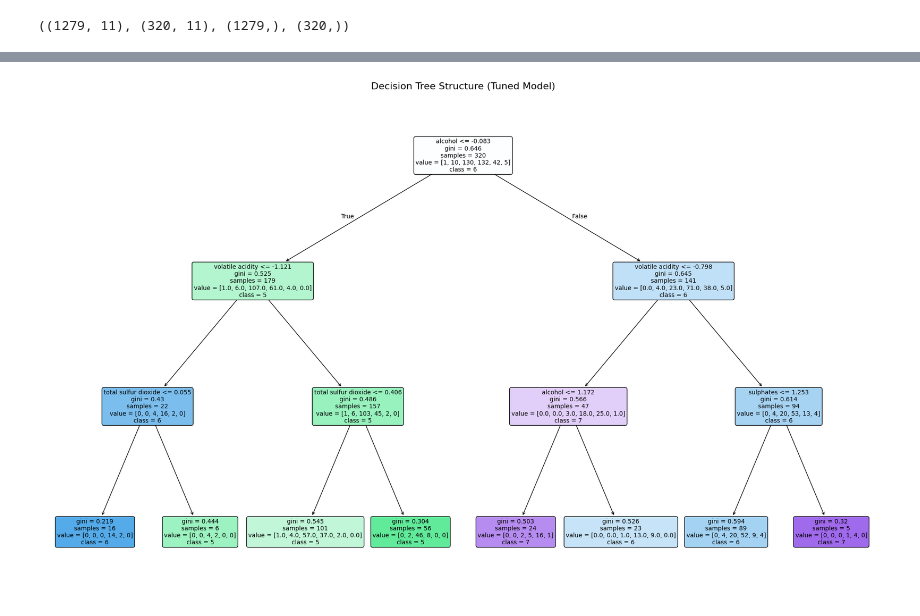
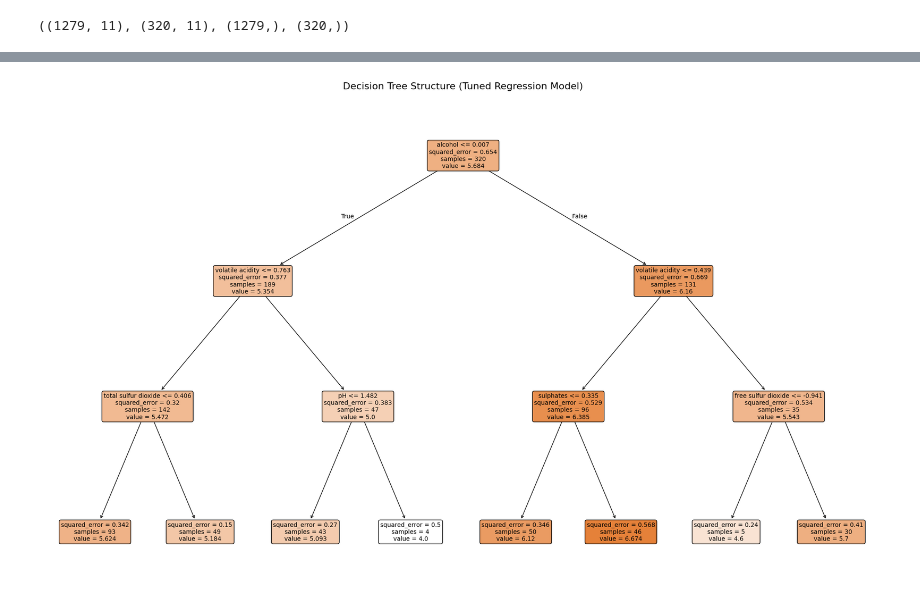
Before and after one commit to saim9211/Machine-Learning-Stuff, a Jupyter notebook: Decision_tree.ipynb, the cells around one changed output, grey strips where cells are left out. Cells and saved outputs as stored; diff of their text form; code cells hidden in the pictures.

Commit message:
decision tree as regression

```diff
--- a/Decision_tree.ipynb
+++ b/Decision_tree.ipynb
@@ -93,20 +93,20 @@ x_test.shape, x_train.shape, y_test.shape, y_train.shape
 from sklearn.model_selection import GridSearchCV
 from sklearn.pipeline import Pipeline
 from sklearn.preprocessing import StandardScaler
-from sklearn.tree import DecisionTreeClassifier
+from sklearn.tree import DecisionTreeRegressor # Changed from DecisionTreeClassifier
 
-# Define the base pipeline with a scaler and a Decision Tree Classifier
+# Define the base pipeline with a scaler and a Decision Tree Regressor
 base_pipeline = Pipeline([
     ('scaler', StandardScaler()),
-    ('classifier', DecisionTreeClassifier(random_state=42))
+    ('regressor', DecisionTreeRegressor(random_state=42)) # Changed to regressor
 ])
 
-# Define the parameter grid for the DecisionTreeClassifier
+# Define the parameter grid for the DecisionTreeRegressor
 param_grid = {
-    'classifier__max_depth': [3, 5, 7, None],  # None means no limit
-    'classifier__min_samples_split': [2, 5, 10],
-    'classifier__min_samples_leaf': [1, 2, 4],
-    'classifier__criterion': ['gini', 'entropy']
+    'regressor__max_depth': [3, 5, 7, None],  # None means no limit
+    'regressor__min_samples_split': [2, 5, 10],
+    'regressor__min_samples_leaf': [1, 2, 4],
+    'regressor__criterion': ['squared_error', 'friedman_mse', 'absolute_error'] # Regression criteria
 }
 
 # Create a GridSearchCV object that wraps the pipeline
@@ -114,10 +114,9 @@ param_grid = {
 pipeline = GridSearchCV(estimator=base_pipeline,
                         param_grid=param_grid,
                         cv=5, # 5-fold cross-validation
-                        scoring='accuracy', # Metric to optimize
+                        scoring='neg_mean_squared_error', # Changed to a regression metric
                         n_jobs=-1, # Use all available cores
                         verbose=1) # Display progress
 # %%
-pip=pipeline.fit(x_train, y_train)
-pip
+pipeline.fit(x_train, y_train)
 # %% [output]
@@ -166,23 +177,23 @@ weighted avg       0.51      0.55      0.53      1279
 # %%
 import matplotlib.pyplot as plt
 
-# Get the best DecisionTreeClassifier from the pipeline
-best_tree_model = pipeline.best_estimator_.named_steps['classifier']
+# Get the best DecisionTreeRegressor from the pipeline
+best_tree_model = pipeline.best_estimator_.named_steps['regressor'] # Changed to 'regressor'
 
 # Get feature names from x_train
 feature_names = x_train.columns.tolist()
 
-# Get class names from y_train (unique quality levels)
+# Get class names from y_train (unique quality levels) - still useful for visualization as 'value' display
 class_names = [str(int(c)) for c in sorted(y_train.unique())]
 
 plt.figure(figsize=(25, 15))
 plot_tree(best_tree_model,
           feature_names=feature_names,
-          class_names=class_names,
+          class_names=class_names, # Use for class display in nodes, even for regression
           filled=True,
           rounded=True,
           fontsize=10)
-plt.title('Decision Tree Structure (Tuned Model)', fontsize=16)
+plt.title('Decision Tree Structure (Tuned Regression Model)', fontsize=16)
 plt.show()
 # %% [output]
-[figure, old version]
+[figure, new version]
```
Also changed, not shown: parts of 7 cells of this notebook.
